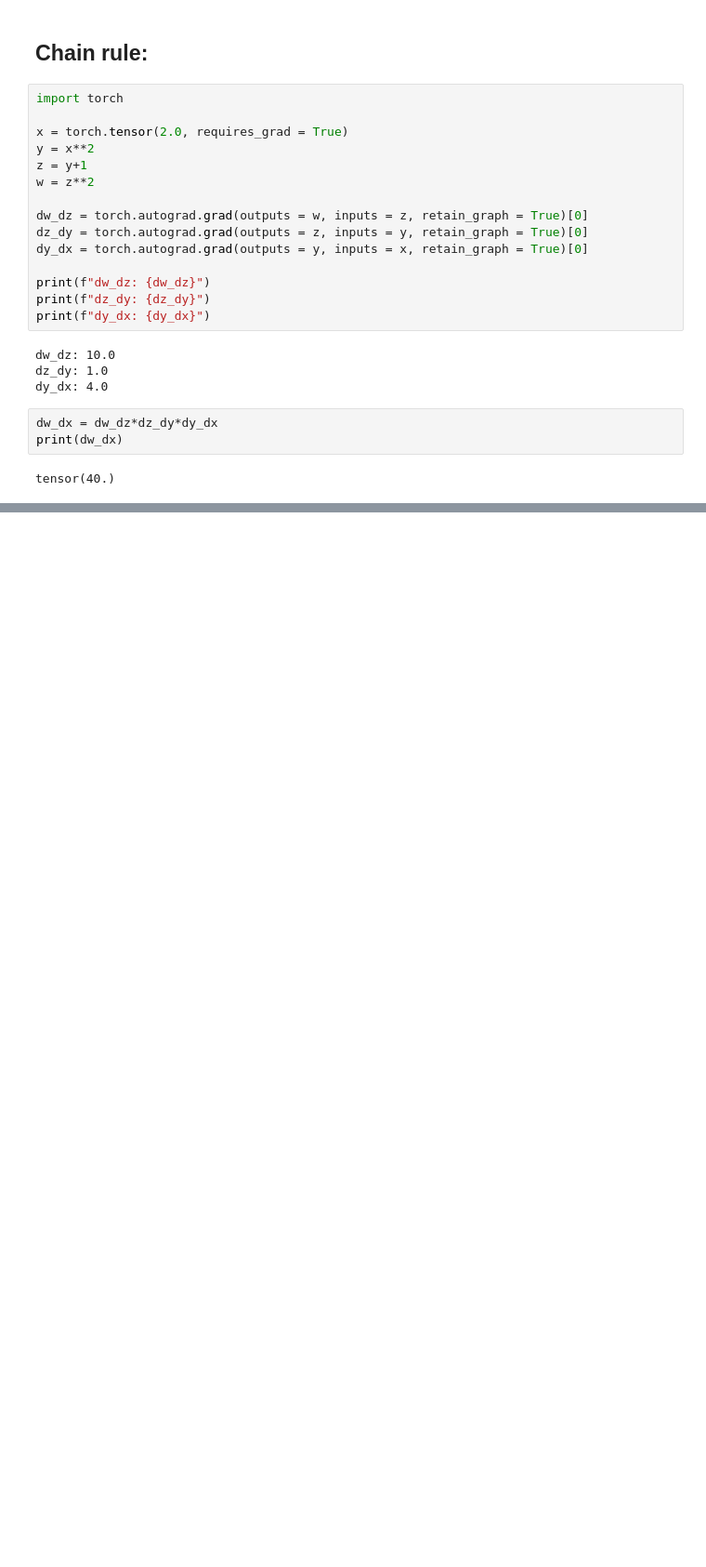
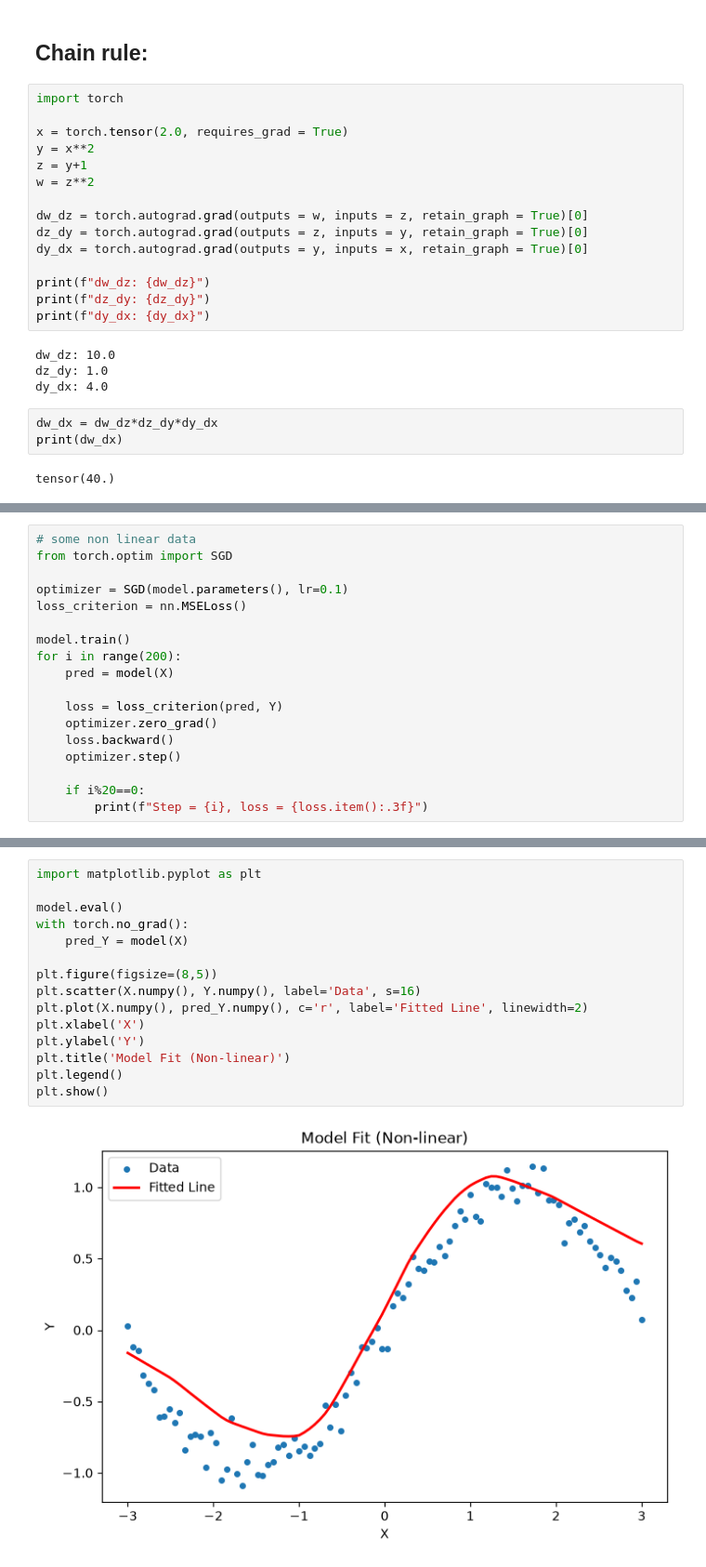
Before and after one commit to KASHIFMD/ML_coding, a Jupyter notebook: Pytorch/pytorch_basics.ipynb, the cells around one changed output, grey strips where cells are left out. Shown at 93% size. Saved outputs shown, nothing was run; the diff lists cells and outputs as text; blank space fills up the shorter version.

```diff
--- a/Pytorch/pytorch_basics.ipynb
+++ b/Pytorch/pytorch_basics.ipynb
@@ -173,0 +479,18 @@ tensor(40.)
+# %%
+# some non linear data
+from torch.optim import SGD
+
+optimizer = SGD(model.parameters(), lr=0.1)
+loss_criterion = nn.MSELoss()
+
+model.train()
+for i in range(200):
+    pred = model(X)
+
+    loss = loss_criterion(pred, Y)
+    optimizer.zero_grad()
+    loss.backward()
+    optimizer.step()
+
+    if i%20==0:
+        print(f"Step = {i}, loss = {loss.item():.3f}")
@@ -173,0 +508,17 @@ tensor(40.)
+# %%
+import matplotlib.pyplot as plt
+
+model.eval()
+with torch.no_grad():
+    pred_Y = model(X)
+
+plt.figure(figsize=(8,5))
+plt.scatter(X.numpy(), Y.numpy(), label='Data', s=16)
+plt.plot(X.numpy(), pred_Y.numpy(), c='r', label='Fitted Line', linewidth=2)
+plt.xlabel('X')
+plt.ylabel('Y')
+plt.title('Model Fit (Non-linear)')
+plt.legend()
+plt.show()
+# %% [output]
+[figure, added]
```
Also changed, not shown: parts of 31 cells of this notebook.
